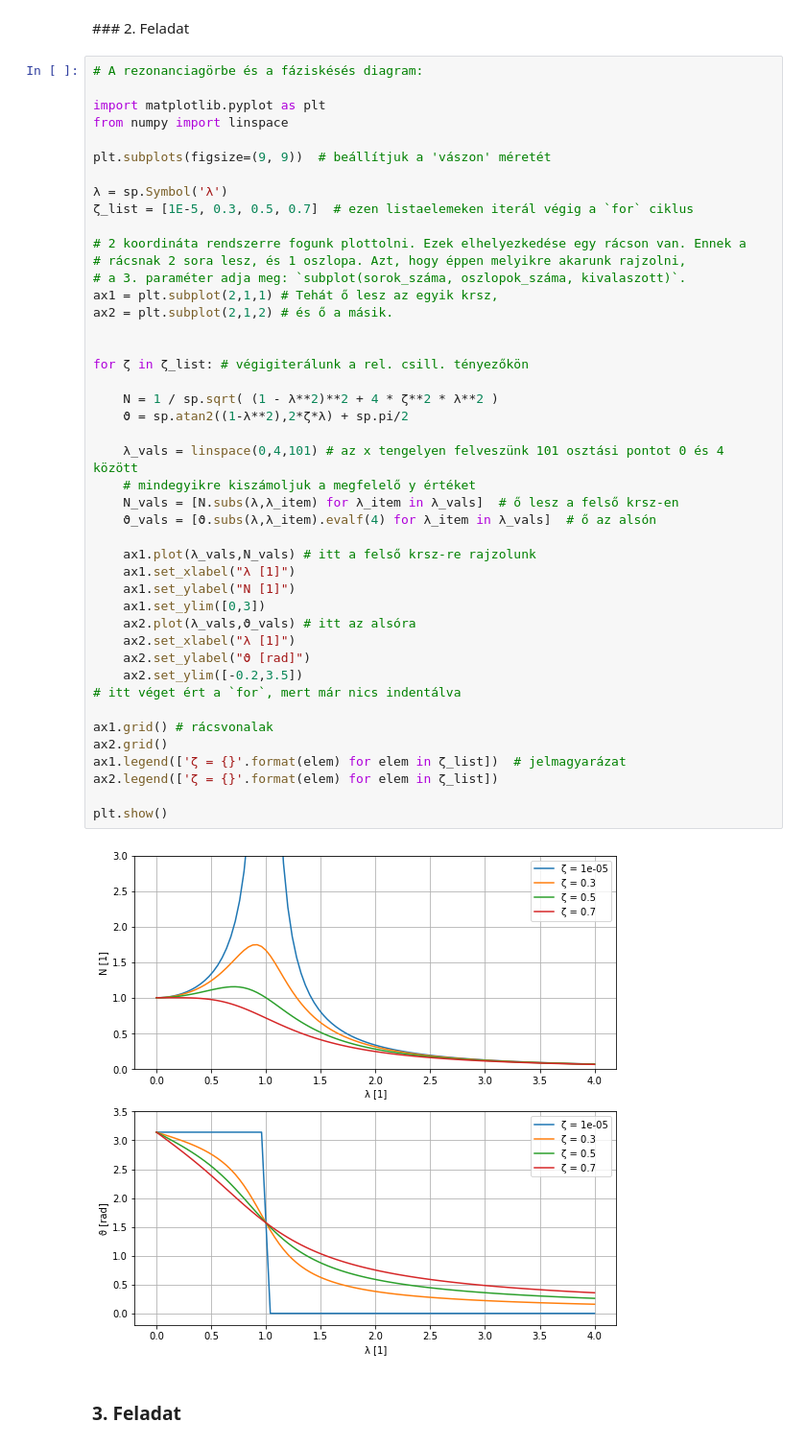
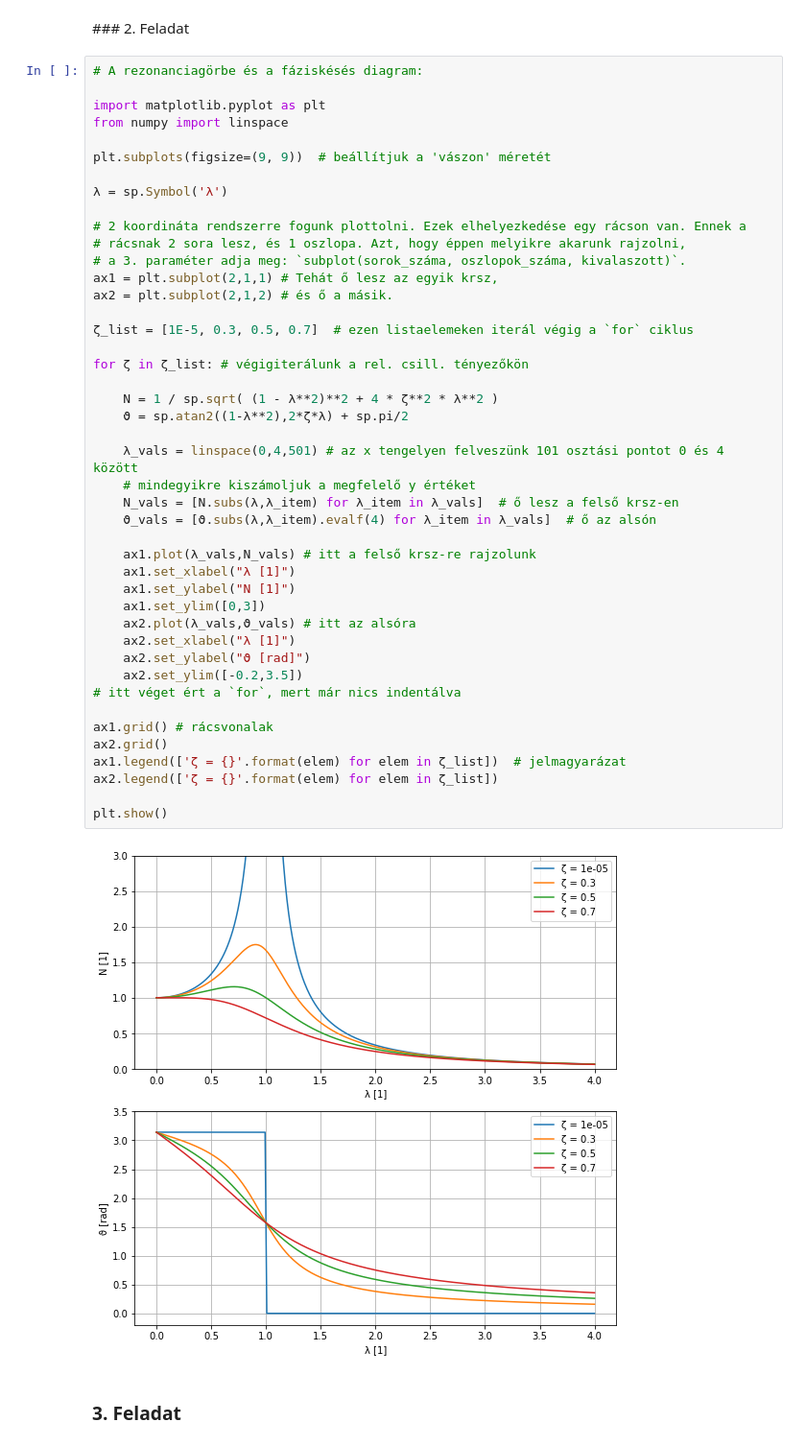
Before and after one commit to barnabaspiri/RezgestanPython, a Jupyter notebook: hatodik_het/gyak_6.ipynb, the cells around one changed output. Shown: that part at 96% size. Saved outputs shown, nothing was run; the diff lists cells and outputs as text.

```diff
--- a/hatodik_het/gyak_6.ipynb
+++ b/hatodik_het/gyak_6.ipynb
@@ -174,7 +174,6 @@ from numpy import linspace
 plt.subplots(figsize=(9, 9))  # beállítjuk a 'vászon' méretét
 
 λ = sp.Symbol('λ')
-ζ_list = [1E-5, 0.3, 0.5, 0.7]  # ezen listaelemeken iterál végig a `for` ciklus
 
 # 2 koordináta rendszerre fogunk plottolni. Ezek elhelyezkedése egy rácson van. Ennek a
 # rácsnak 2 sora lesz, és 1 oszlopa. Azt, hogy éppen melyikre akarunk rajzolni,
@@ -182,35 +181,36 @@ plt.subplots(figsize=(9, 9))  # beállítjuk a 'vászon' méretét
 ax1 = plt.subplot(2,1,1) # Tehát ő lesz az egyik krsz,
 ax2 = plt.subplot(2,1,2) # és ő a másik.
 
+ζ_list = [1E-5, 0.3, 0.5, 0.7]  # ezen listaelemeken iterál végig a `for` ciklus
 
 for ζ in ζ_list: # végigiterálunk a rel. csill. tényezőkön
 
     N = 1 / sp.sqrt( (1 - λ**2)**2 + 4 * ζ**2 * λ**2 )
     ϑ = sp.atan2((1-λ**2),2*ζ*λ) + sp.pi/2
 
-    λ_vals = linspace(0,4,101) # az x tengelyen felveszünk 101 osztási pontot 0 és 4 között
+    λ_vals = linspace(0,4,501) # az x tengelyen felveszünk 101 osztási pontot 0 és 4 között
     # mindegyikre kiszámoljuk a megfelelő y értéket
     N_vals = [N.subs(λ,λ_item) for λ_item in λ_vals]  # ő lesz a felső krsz-en
     ϑ_vals = [ϑ.subs(λ,λ_item).evalf(4) for λ_item in λ_vals]  # ő az alsón
 
     ax1.plot(λ_vals,N_vals) # itt a felső krsz-re rajzolunk
     ax1.set_xlabel("λ [1]")
     ax1.set_ylabel("N [1]")
     ax1.set_ylim([0,3])
     ax2.plot(λ_vals,ϑ_vals) # itt az alsóra
     ax2.set_xlabel("λ [1]")
     ax2.set_ylabel("ϑ [rad]")
     ax2.set_ylim([-0.2,3.5])
 # itt véget ért a `for`, mert már nics indentálva
 
 ax1.grid() # rácsvonalak
 ax2.grid()
 ax1.legend(['ζ = {}'.format(elem) for elem in ζ_list])  # jelmagyarázat
 ax2.legend(['ζ = {}'.format(elem) for elem in ζ_list])
 
 plt.show()
 # %% [output]
-[figure, old version]
+[figure, new version]
 # %% [markdown]
 ### 3. Feladat
 # %%
```
Also changed, not shown: parts of 1 cell of this notebook, 2 other files.
